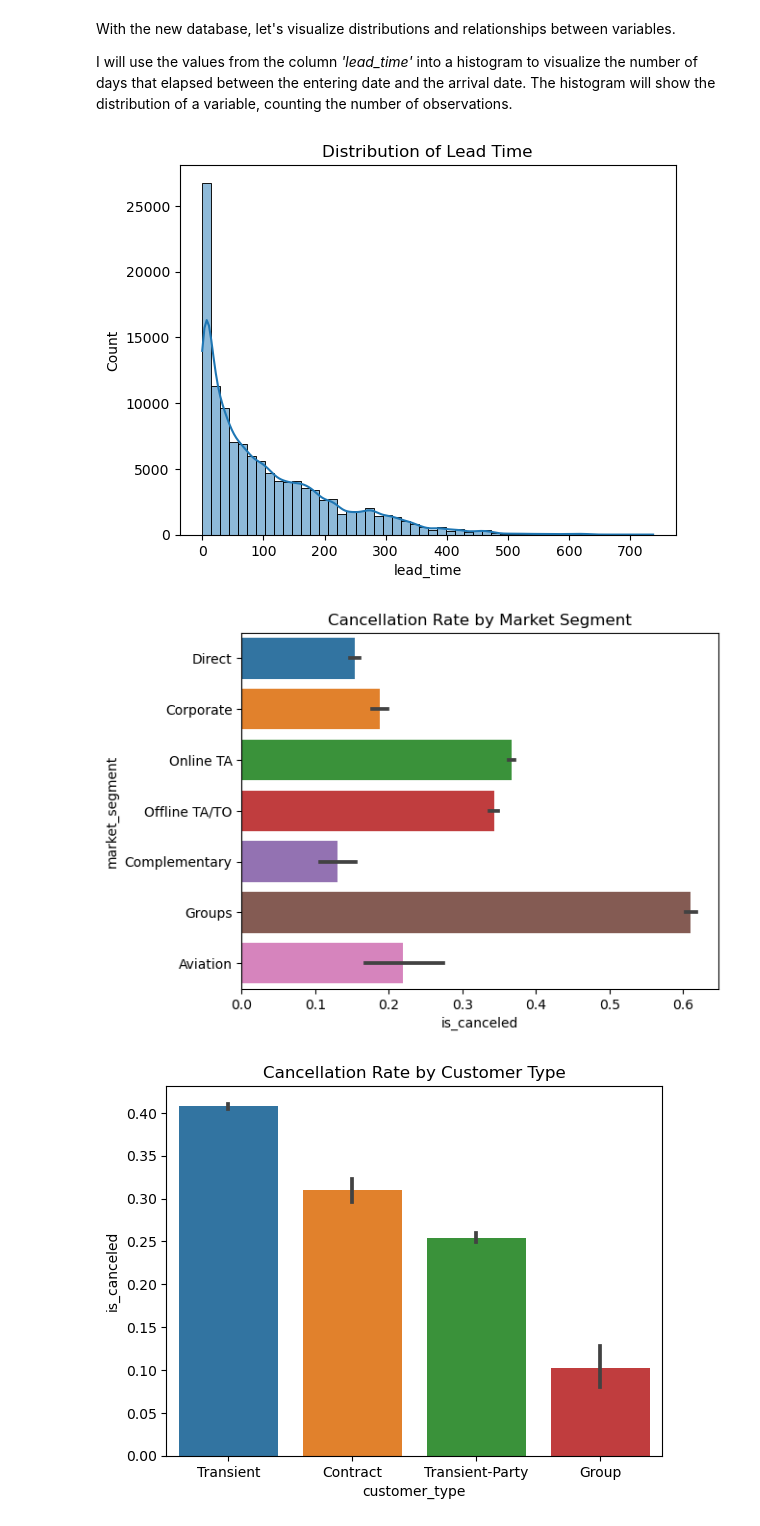
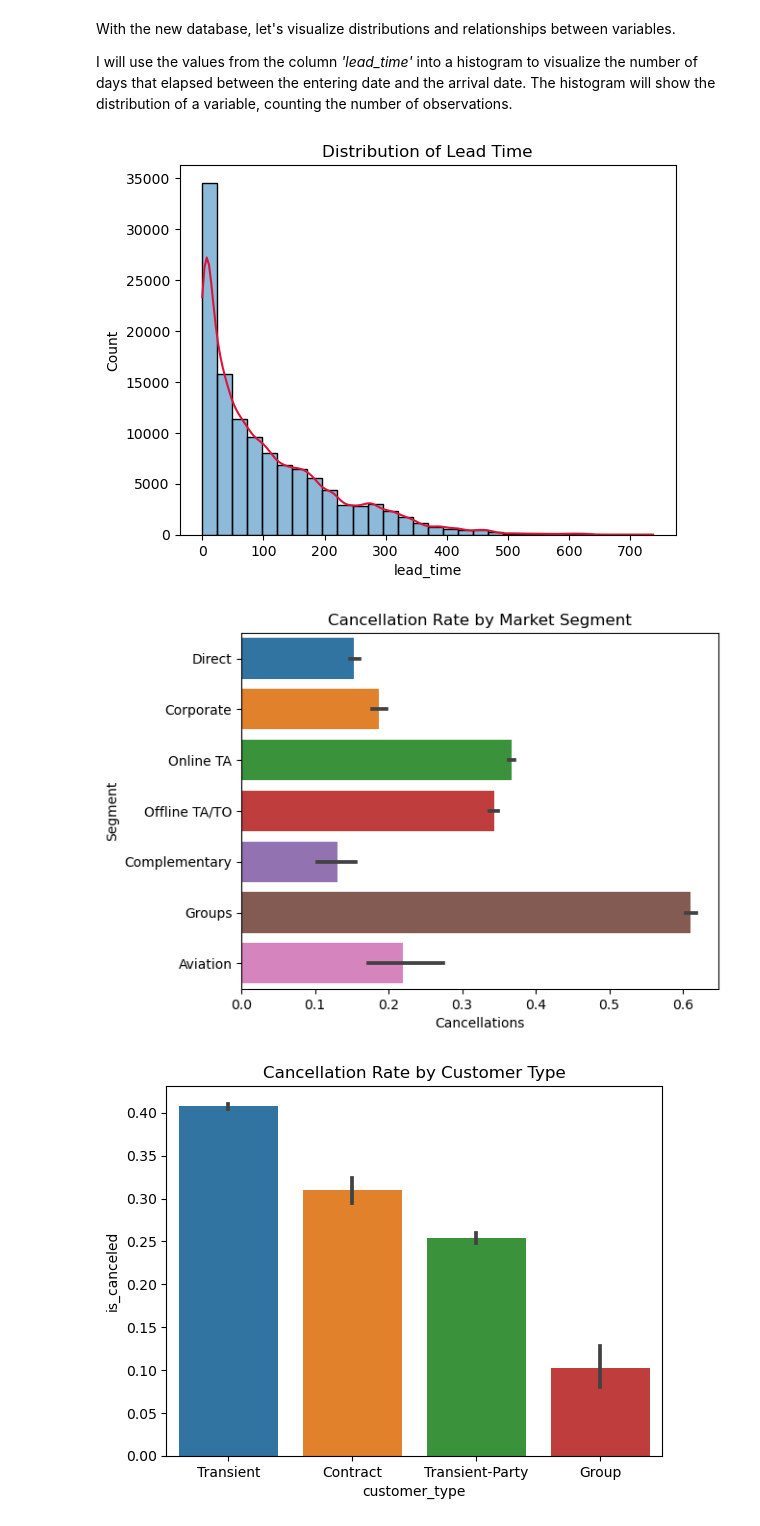
Before and after one commit to nachogalasso/da_python, a Jupyter notebook: hotel_bookings/hb_analysis.ipynb, the cells around one changed output. Cells and saved outputs as stored; diff of their text form; code cells hidden in the pictures.

```diff
--- a/hotel_bookings/hb_analysis.ipynb
+++ b/hotel_bookings/hb_analysis.ipynb
@@ -479,18 +473,22 @@ dtype: object
 <p>I will use the values from the column <i>'lead_time'</i> into a histogram to visualize the number of days that elapsed between the entering date and the arrival date. The histogram will show the distribution of a variable, counting the number of observations.</p>
 # %%
 
-sns.histplot(df_cancellations['lead_time'], bins=50, kde=True)
+ax = sns.histplot(df_cancellations['lead_time'], bins=30, kde=True)
+ax.lines[0].set_color('crimson')
 plt.title('Distribution of Lead Time')
 plt.show()
 # %% [output]
-[figure, old version]
+[figure, new version]
 # %%
 # Cancellation rate by market segment
+
 sns.barplot(x='is_canceled', y='market_segment', data=df_cancellations)
 plt.title('Cancellation Rate by Market Segment')
+plt.xlabel('Cancellations')
+plt.ylabel('Segment')
 plt.show()
 # %% [output]
-[figure, old version]
+[figure, new version]
 # %%
 # Cancellation rate by customer type
 sns.barplot(x='customer_type', y='is_canceled', data=df_cancellations)
```
Also changed, not shown: parts of 8 cells of this notebook.
